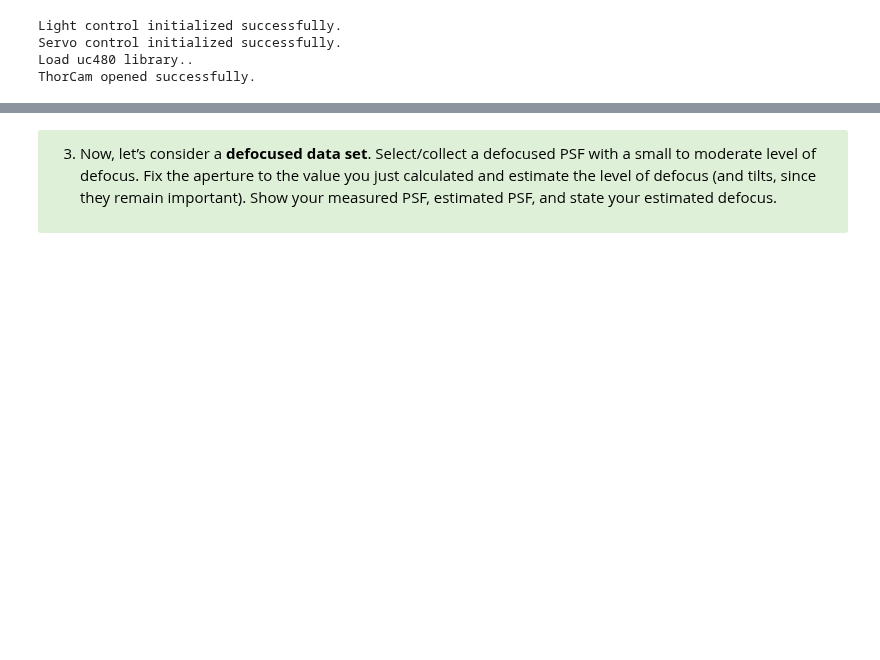
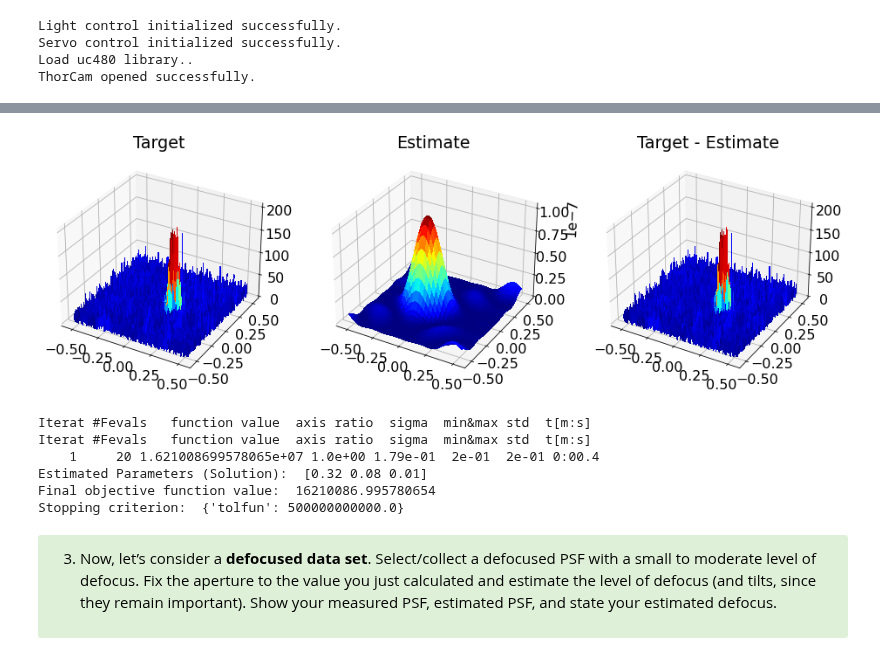
Before and after one commit to dishamishra/Labs_Imager, a Jupyter notebook: Lab4 Part2 (Clean).ipynb, the cells around one changed output, grey strips where cells are left out. Cells and saved outputs as stored; diff of their text form; code cells hidden in the pictures; blank space fills up the shorter version.

```diff
--- a/Lab4 Part2 (Clean).ipynb
+++ b/Lab4 Part2 (Clean).ipynb
@@ -334,3 +353,31 @@ plt.colorbar(x,shrink=0.8)
+# %%
+# x0 is a vector of the initial guesses for xv
+x0 = [0.1, 0.1, 0.1]
+mode_indices = [2,3]
+nxy=201
+x,y,fx,fy = make_axes(nxy)
+X,Y = np.meshgrid(x,y)
+
+# then set parameters for CMA-ES
+# these parameters can affect the convergence speed and termination criteria of the optimization
+# Leave them, as is, for now.
+tolfun = 5e11
+tolx = 1e-2
+sigma0 = 0.1
+popsize = 20  # population size
+
+# create a dictionary containing all parameters
+opts = {'tolfun':tolfun, 'tolx':tolx, 'popsize':popsize}
+
+xopt = optimize(x0, mode_indices, X, Y, opts, nxy,sImg[490:691,575:776])
+# %% [output]
+[figure, added]
+Iterat #Fevals   function value  axis ratio  sigma  min&max std  t[m:s]
+Iterat #Fevals   function value  axis ratio  sigma  min&max std  t[m:s]
+    1     20 1.621008699578065e+07 1.0e+00 1.79e-01  2e-01  2e-01 0:00.4
+Estimated Parameters (Solution):  [0.32 0.08 0.01]
+Final objective function value:  16210086.995780654
+Stopping criterion:  {'tolfun': 500000000000.0}
 # %% [markdown]
 <div class="alert alert-block alert-success">
 <font color=black>
```
Also changed, not shown: parts of 19 cells of this notebook, 5 other files.
